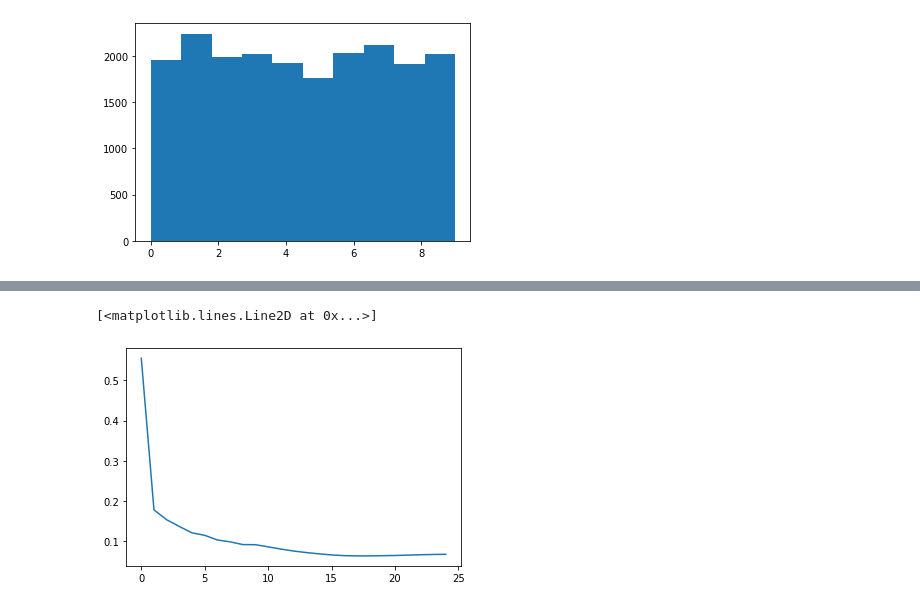
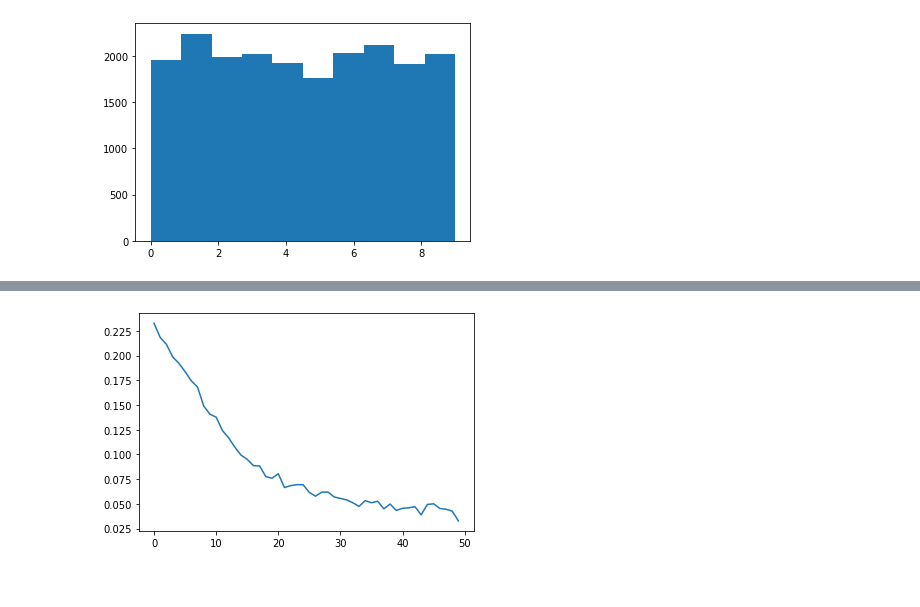
Before and after one commit to martingrzzler/colab-notebooks, a Jupyter notebook: deep_learning_foundations.ipynb, the cells around one changed output, grey strips where cells are left out. Drawn from its saved outputs; the diff is of its cells as text; code cells hidden in the pictures.

```diff
--- a/deep_learning_foundations.ipynb
+++ b/deep_learning_foundations.ipynb
@@ -175,7 +170,7 @@ c = np.zeros(K)
 learning_rate = 0.001
 costs = []
 
-for epoch in range(500):
+for epoch in range(150):
   output, hidden = forward(X_norm, W, b, V, c)
 
   if epoch % 20 == 0:
@@ -294,7 +281,7 @@ Z = [0 for i in range(L)]
 
 # Note - for a 4 layer network we have 3 W's, 3 b's and 3 Z's
 
-for epoch in range(300):
+for epoch in range(100):
   # forward pass
   Z[0] = forward_hidden(X_norm, W[0], b[0])
   for i in range(1, L - 1):
@@ -451,8 +460,10 @@ X_test = test_data_np[:,1:]
 X_norm = X / np.max(X)
 X_test_norm = X_test / np.max(X_test)
 # %%
-ann = ANN(layers=[X[0].shape[0],20,10])
-costs = ann.fit(X=X_norm, Y=Y, epochs=250, learning_rate=0.0001)
+ann = ANN(layers=[X[0].shape[0],16,16,10], epochs=50, batch_size=512, learning_rate=0.01, activation=ReLU)
+costs = ann.fit(X=X_norm, Y=Y)
 print(f"Final test Accuracy: {Math.accuracy(Y_test, ann.predict(X_test_norm))}")
+print()
 plt.plot(costs)
+plt.show()
 # %% [output]
@@ -476,2 +487 @@ Final test Accuracy: 0.7905790579057905
-[<matplotlib.lines.Line2D at 0x...>]
-[figure, old version]
+[figure, new version]
```
Also changed, not shown: parts of 6 cells of this notebook.
